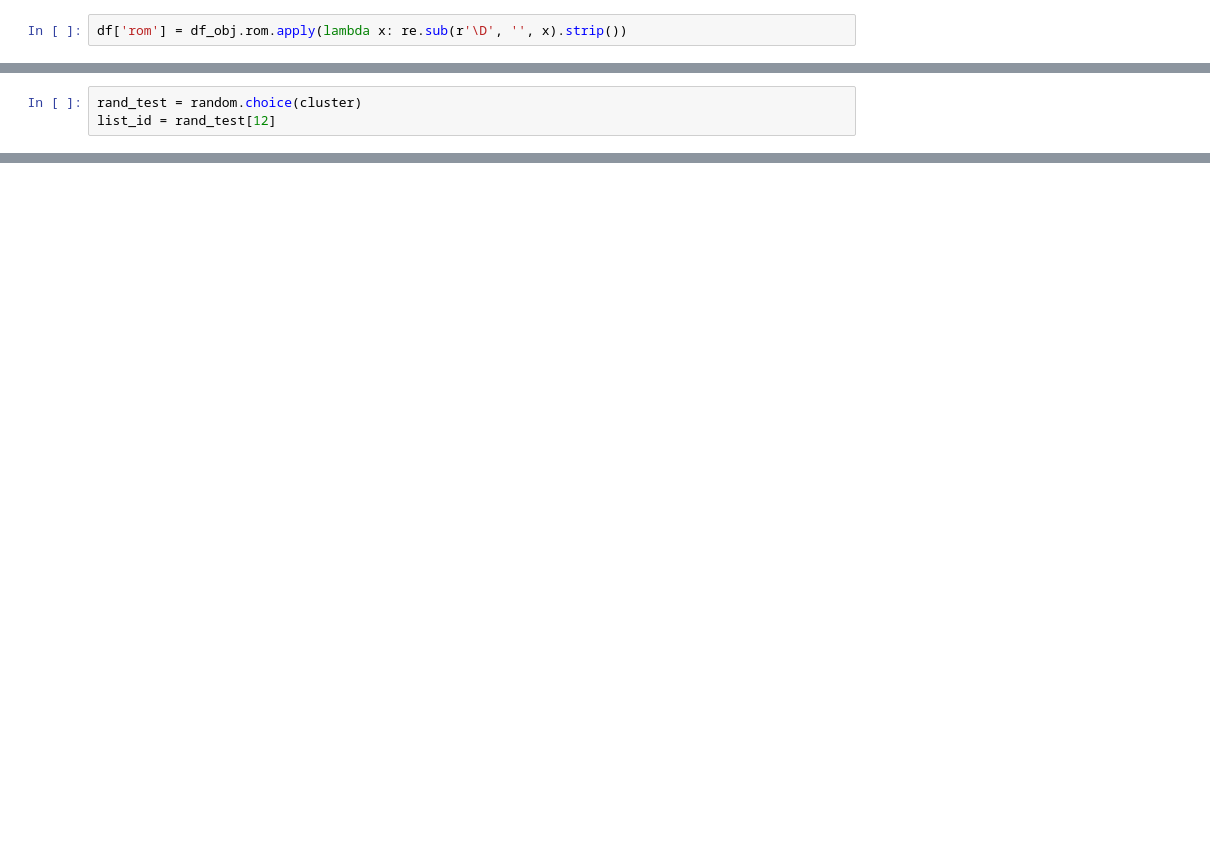
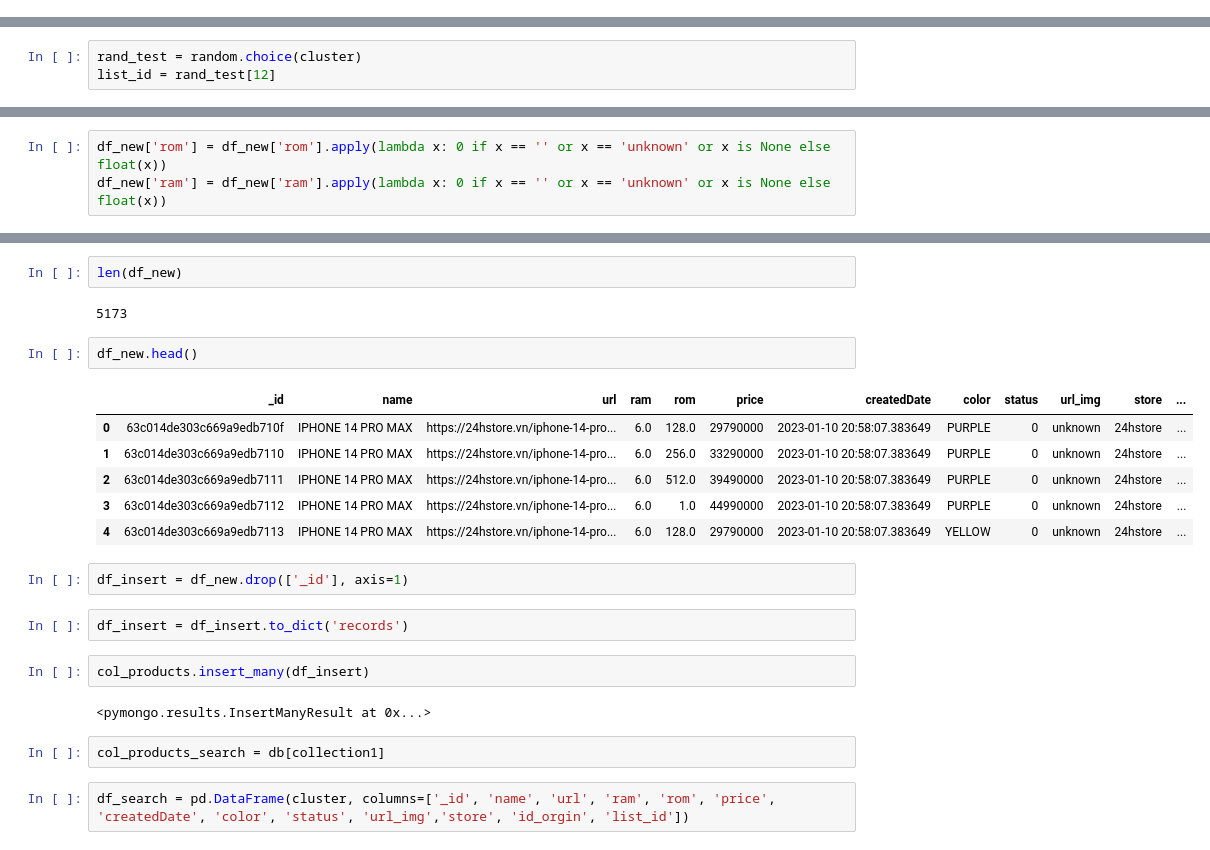
Before and after one commit to Thang-ND/DATN-20221, a Jupyter notebook: datamatching/experiment.ipynb, the cells around one changed output, grey strips where cells are left out. Cells and saved outputs as stored; diff of their text form; blank space fills up the shorter version.

```diff
--- a/datamatching/experiment.ipynb
+++ b/datamatching/experiment.ipynb
@@ -98,2 +130,0 @@ df_obj
-# %%
-df['rom'] = df_obj.rom.apply(lambda x: re.sub(r'\D', '', x).strip())
@@ -229,0 +262,3 @@ df[df['name']=='IPHONE SE 3']
+# %%
+df_new['rom'] = df_new['rom'].apply(lambda x: 0 if x == '' or x == 'unknown' or x is None else float(x))
+df_new['ram'] = df_new['ram'].apply(lambda x: 0 if x == '' or x == 'unknown' or x is None else float(x))
@@ -229,0 +292,25 @@ df[df['name']=='IPHONE SE 3']
+# %%
+len(df_new)
+# %% [output]
+5173
+# %%
+df_new.head()
+# %% [output]
+|  | _id | name | url | ram | rom | price | createdDate | color | status | url_img | store | ... |
+| 0 | 63c014de303c669a9edb710f | IPHONE 14 PRO MAX | https://24hstore.vn/iphone-14-pro... | 6.0 | 128.0 | 29790000 | 2023-01-10 20:58:07.383649 | PURPLE | 0 | unknown | 24hstore | ... |
+| 1 | 63c014de303c669a9edb7110 | IPHONE 14 PRO MAX | https://24hstore.vn/iphone-14-pro... | 6.0 | 256.0 | 33290000 | 2023-01-10 20:58:07.383649 | PURPLE | 0 | unknown | 24hstore | ... |
+| 2 | 63c014de303c669a9edb7111 | IPHONE 14 PRO MAX | https://24hstore.vn/iphone-14-pro... | 6.0 | 512.0 | 39490000 | 2023-01-10 20:58:07.383649 | PURPLE | 0 | unknown | 24hstore | ... |
+| 3 | 63c014de303c669a9edb7112 | IPHONE 14 PRO MAX | https://24hstore.vn/iphone-14-pro... | 6.0 | 1.0 | 44990000 | 2023-01-10 20:58:07.383649 | PURPLE | 0 | unknown | 24hstore | ... |
+| 4 | 63c014de303c669a9edb7113 | IPHONE 14 PRO MAX | https://24hstore.vn/iphone-14-pro... | 6.0 | 128.0 | 29790000 | 2023-01-10 20:58:07.383649 | YELLOW | 0 | unknown | 24hstore | ... |
+# %%
+df_insert = df_new.drop(['_id'], axis=1)
+# %%
+df_insert = df_insert.to_dict('records')
+# %%
+col_products.insert_many(df_insert)
+# %% [output]
+<pymongo.results.InsertManyResult at 0x...>
+# %%
+col_products_search = db[collection1]
+# %%
+df_search = pd.DataFrame(cluster, columns=['_id', 'name', 'url', 'ram', 'rom', 'price', 'createdDate', 'color', 'status', 'url_img','store', 'id_orgin', 'list_id'])
```
Also changed, not shown: parts of 52 cells of this notebook, 20 other files.
